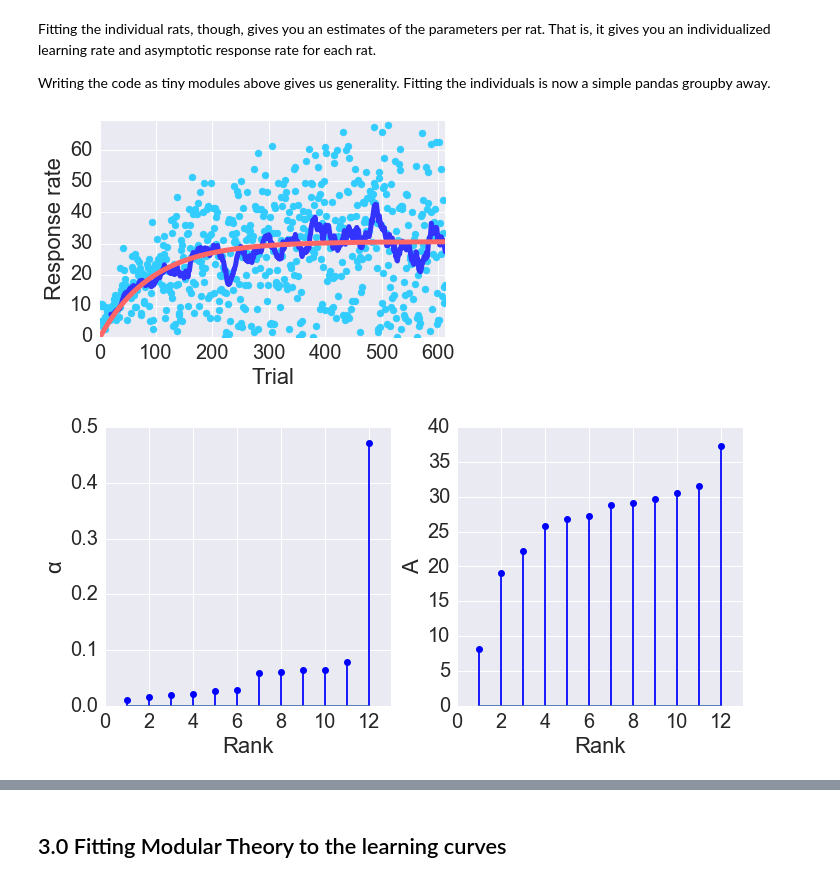
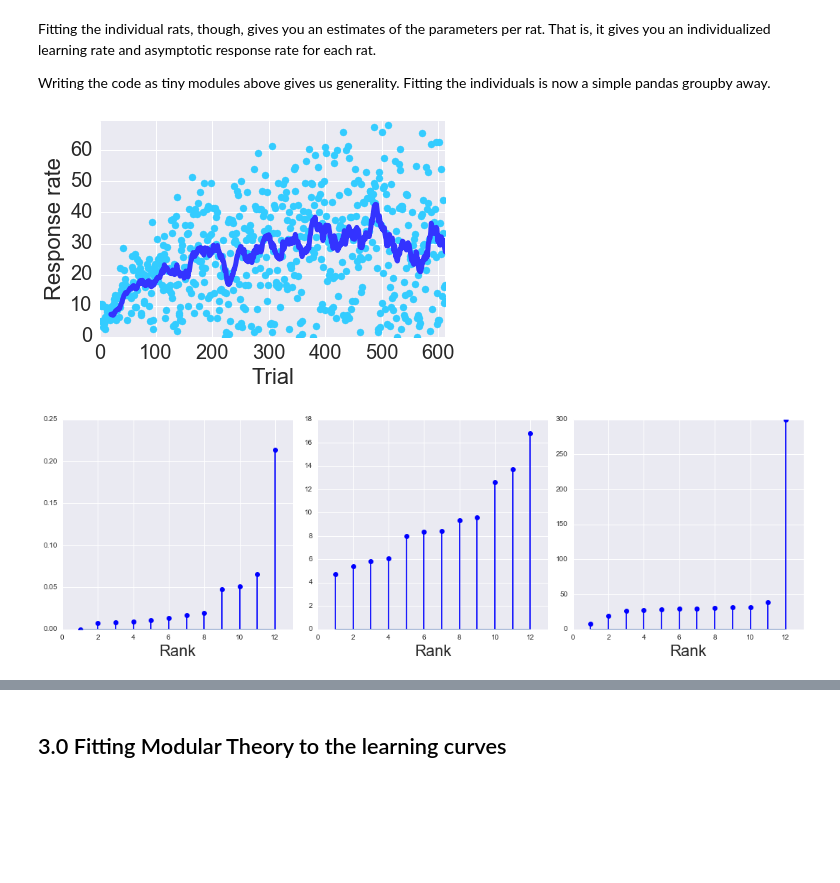
Before and after one commit to dfreestone/modular_theory, a Jupyter notebook: fitting/explicit_solutions.ipynb, the cells around one changed output, grey strips where cells are left out. Saved outputs shown, nothing was run; the diff lists cells and outputs as text; code cells hidden in the pictures; blank space fills up the shorter version.

Commit message:
Almost finished explicit_solutions. Have to get unicode working in latex plots.

```diff
--- a/fitting/explicit_solutions.ipynb
+++ b/fitting/explicit_solutions.ipynb
@@ -100,15 +100,22 @@ A basic assumption is that the response rate is a linear function of the associa
 
 $$R(n) = A \cdot V_n$$
 # %%
-def rescorla_wagner(xdata, α, A):
+def rescorla_wagner(xdata, α, V0, r):
     """Return the predictions from the RW model"""
     ntrials = xdata.size
     V = np.zeros(ntrials)
+    V[0] = V0
+    for trial in range(1, ntrials):
+        ΔV = r-V[trial-1]
+        V[trial] = V[trial-1] + α*ΔV
+    return V
 
-    for trial in range(1, ntrials):
-        ΔV = 1-V[trial-1]
-        V[trial] = V[trial-1] + α*ΔV
-    return A*V
+#def rescorla_wagner(xdata, α, V0, r):
+#    """Analytical solution
+#        r is a fitted parameter
+#    """
+#    n = np.arange(xdata.size)
+#    return (1-(1-α)**n)*r - V0*(1-α)**n
 # %% [markdown]
 ### 2.2.2 The fitting
 # %% [markdown]
@@ -140,7 +147,7 @@ In our case, the bounds for the Rescorla-Wagner model are
 # %%
 # I've never seen a rat with higher than 150 responses per minute. Make the upper bound 300.
 # 0 <= α <= 1, 0 <= A <= 300
-θ_bounds = [(0, 0), (1, 300)]
+θ_bounds = [(0, 0, 0), (1, 300, 300)]
 
 # convert to a list of numpy arrays because its easier to work with
 θ_bounds = list(map(np.array, θ_bounds))
@@ -232,7 +240,7 @@ Writing the code as tiny modules above gives us generality. Fitting the individu
                                    .rpm
                                    .apply(fit, rescorla_wagner, θ_bounds)
                                    .apply(pd.Series)
-                                   .rename(columns={0:"α", 1:"A"})
+                                   .rename(columns={0:"α", 1:"V_0", 2: "r"})
                                    .reset_index()
                    )
 # %%
@@ -241,8 +249,7 @@ def show_rw_individuals(subject):
     xdata = df_response_rate[idx].trial
     ydata = df_response_rate[idx].rpm
 
-    θ = θhat_individual.ix[θhat_individual.subject==subject, ["α", "A"]].as_matrix()
-
+    θ = θhat_individual.ix[θhat_individual.subject==subject, ["α", "V0", "r"]].as_matrix()
     fig, ax = show_fit(rescorla_wagner, *θ, xdata, ydata);
 
     ax.set_xlabel("Trial")
@@ -252,26 +259,40 @@ def show_rw_individuals(subject):
 show_rw_individuals(433)
 #list(map(show_rw_individuals, θhat_individual.subject.unique()))
 # %% [output]
-[figure, old version]
+[figure, new version]
 # %%
+def replace_unicode(parameter):
+    unicode = {"α": "\\alpha", "β": "\\beta"}
+    for key in unicode:
+        parameter = parameter.replace(key, unicode[key])
+    return parameter
+
 def show_paramter(θ, parameter, ax=None):
     if ax is None:
         fig, ax = plt.subplots()
 
     θ_i = θ[parameter].sort_values()
     ax.stem(range(1, 1+θ_i.size), θ_i, linefmt='b-', markerfmt='bo', basefmt='')
 
     ax.set_xlim((0, 1+θ_i.size))
     ax.set_xlabel("Rank", fontsize=22)
-    ax.set_ylabel(parameter, fontsize=22)
-    ax.tick_params(labelsize=20)
+    #ax.set_ylabel(parameter, fontsize=22)
 
-fig, ax = plt.subplots(nrows=1, ncols=2, figsize=(10,5))
+    #xlim = ax.get_xlim()
+    #ylim = ax.get_ylim()
+    #parameter_txt = replace_unicode(parameter)
+    #parameter_txt = r"${}$".format(parameter_txt)
+    #ax.text(0.05*xlim[1], 0.9*ylim[1],
+    #        parameter_txt, fontsize=22)
+    #ax.tick_params(labelsize=20)
+
+fig, ax = plt.subplots(nrows=1, ncols=3, figsize=(15,5))
 show_paramter(θhat_individual, "α", ax[0])
-show_paramter(θhat_individual, "A", ax[1])
+show_paramter(θhat_individual, "V_0", ax[1])
+show_paramter(θhat_individual, "r", ax[2])
 fig.tight_layout()
 # %% [output]
-[figure, old version]
+[figure, new version]
 # %%
 def corrplot(θ):
     fig, ax = plt.subplots(figsize=(10,10))
```
Also changed, not shown: parts of 8 cells of this notebook.
